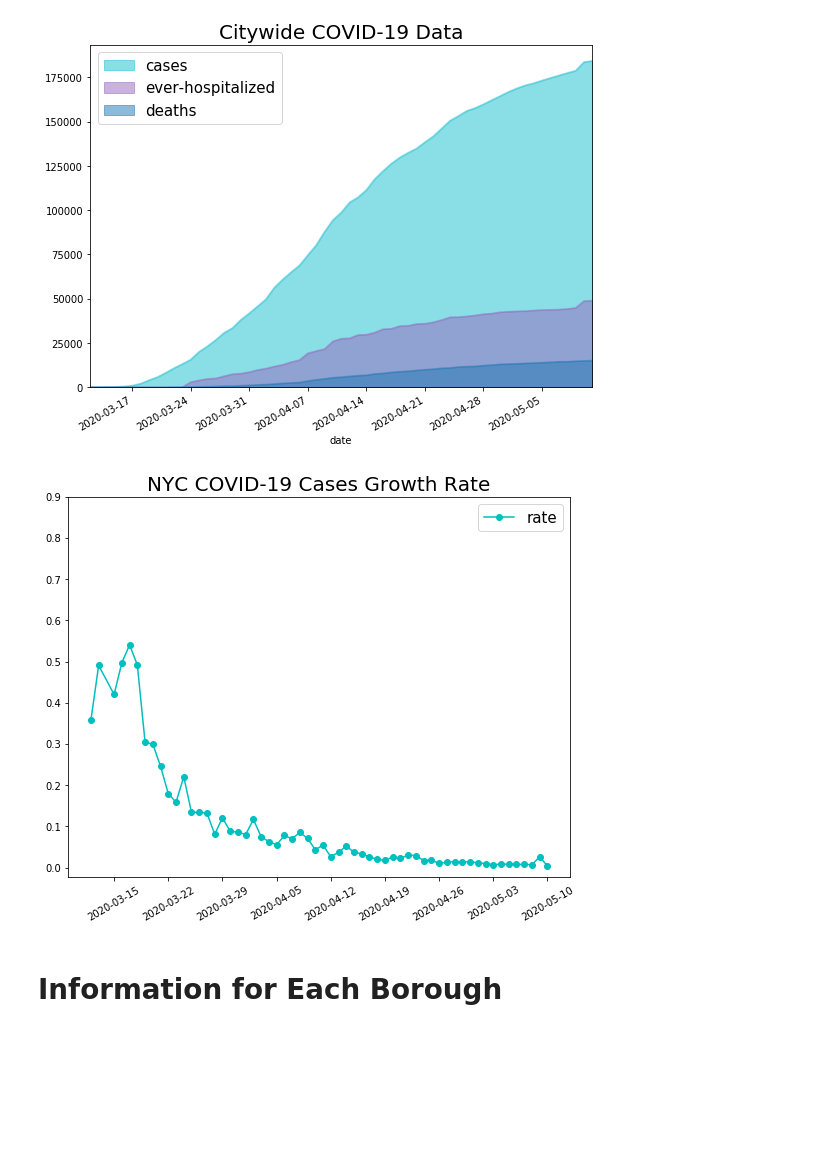
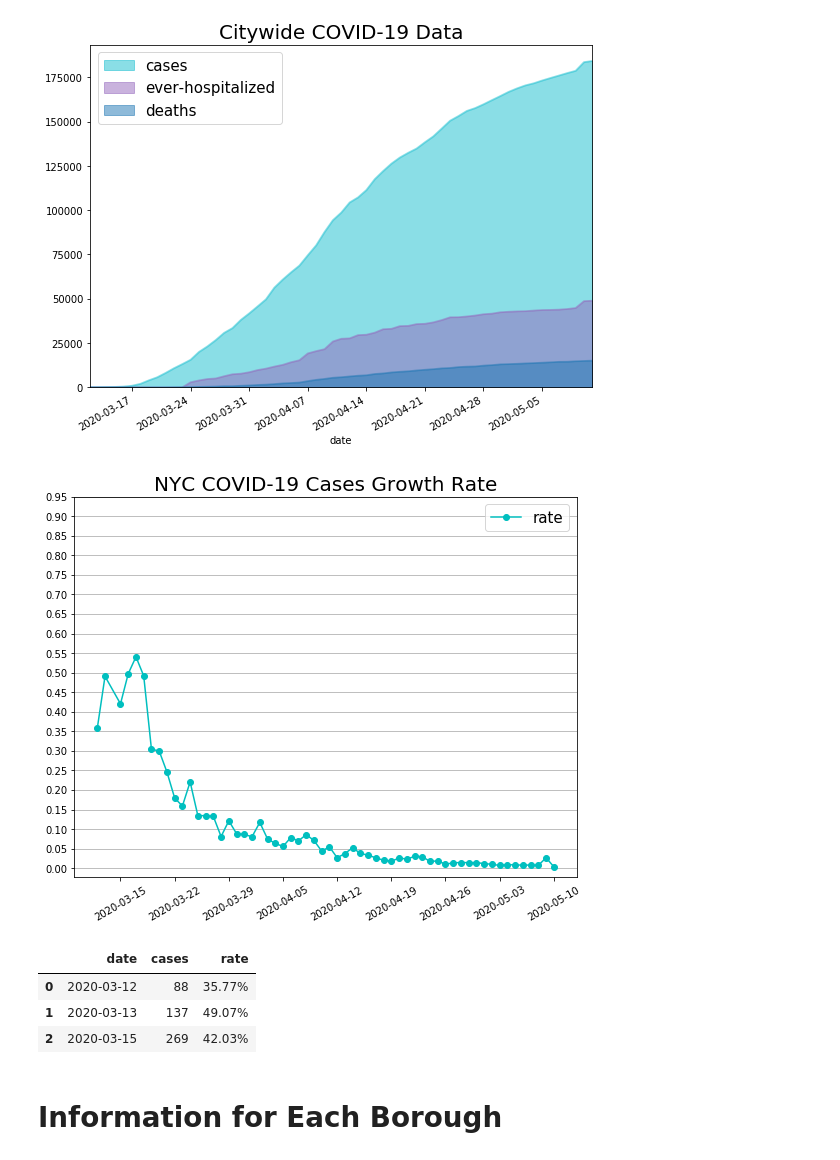
Before and after one commit to ArcZz/Nyc_Cov19_project, a Jupyter notebook: Part_1.ipynb, the cells around one changed output. Drawn from its saved outputs; the diff is of its cells as text; code cells hidden in the pictures; blank space fills up the shorter version.

```diff
--- a/Part_1.ipynb
+++ b/Part_1.ipynb
@@ -142,17 +143,26 @@ regionPlot (nycAllData, region)
 # %%
 nycChange = nycAllData[["date","cases"]]
 nycChange["rate"] = (nycChange["cases"].shift(-1) - nycChange["cases"]) / nycChange["cases"].shift(-1)
 #nycChange["rate"] = nycChange["rate"].apply(lambda x: '%.2f%%' % (x*100))
 
 plt.plot("date", "rate", data = nycChange, marker = "o", color = "c")
 plt.title("NYC COVID-19 Cases Growth Rate",fontsize = 20)
 plt.xticks(rotation = 30)
-plt.yticks(np.arange(0, 1, 0.1))
+plt.yticks(np.arange(0, 1, 0.05))
+plt.grid(axis = "y",linestyle = "-")
+
 plt.rcParams["figure.figsize"] = (9,7)
 plt.legend(prop = {"size":15})
 plt.show()
 # %% [output]
-[figure, old version]
+[figure, new version]
+# %%
+nycChange.head(3)
+# %% [output]
+|  | date | cases | rate |
+| 0 | 2020-03-12 | 88 | 35.77% |
+| 1 | 2020-03-13 | 137 | 49.07% |
+| 2 | 2020-03-15 | 269 | 42.03% |
 # %% [markdown]
 # Information for Each Borough
 # %%
```
Also changed, not shown: parts of 1 cell of this notebook, 2 other files.
